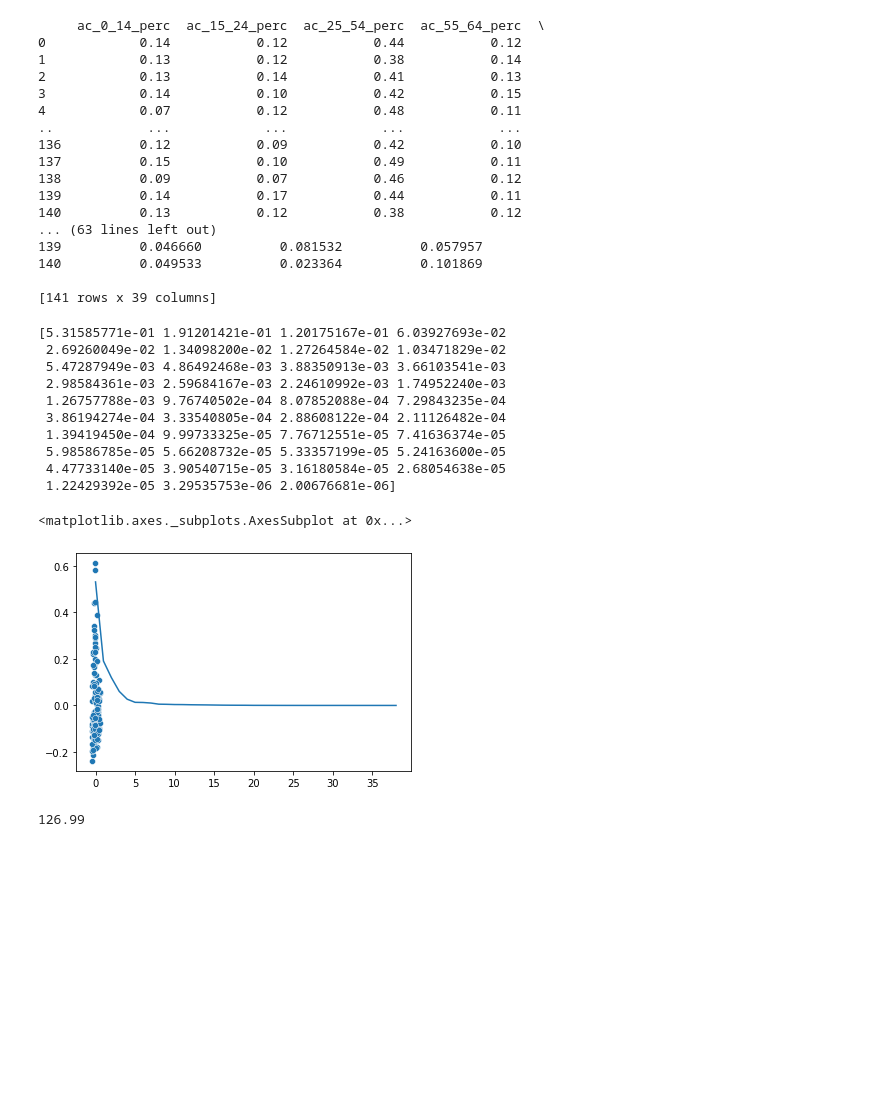
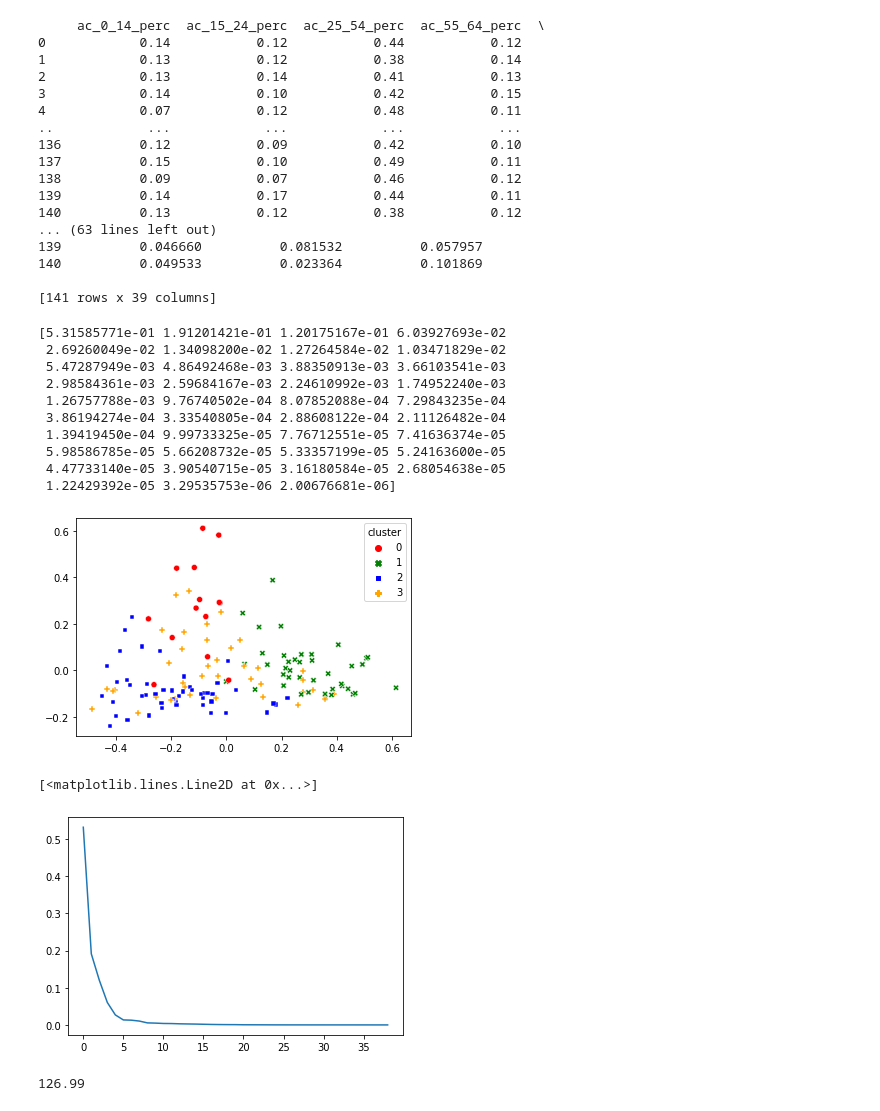
Before and after one commit to Simha-Kalimipalli/toronto-hoods-housing, a Jupyter notebook: Untitled0.ipynb, the cells around one changed output. Drawn from its saved outputs; the diff is of its cells as text; code cells hidden in the pictures; blank space fills up the shorter version.

```diff
--- a/Untitled0.ipynb
+++ b/Untitled0.ipynb
@@ -257,6 +257,9 @@ print(X_trn)
 
 # Separates the class variable into y_trn
 #y_trn = trn.y
+frames = pd.read_csv("drive/My Drive/development/MachineLearning/Neighborhoods/data_out/frames.csv")
+
+y_trn = frames['cluster']
 
 # Imports the testing data
 #tst = pd.read_csv('data/optdigits_tst.csv')
@@ -287,34 +290,38 @@ print(X_trn)
 # %%
 # Sets up the PCA object
 pca = PCA()
 
 # Transforms the training data ('tf' = 'transformed')
 trn_tf = pca.fit_transform(X_trn)
 
 # Plot the variance explained by each
 print(pca.explained_variance_ratio_)
-plt.plot(pca.explained_variance_ratio_)
 
 # Plots the projected data set on the first two principal components and colors by class
 sns.scatterplot(
     x=trn_tf[:, 0],
     y=trn_tf[:, 1],
-    #style=y_trn,
-    #hue=y_trn,
-    palette=['red', 'green', 'blue'])
+    style=y_trn,
+    hue=y_trn,
+    palette=['red', 'green', 'blue','orange'])
+
+plt.show()
+plt.cla()
+plt.plot(pca.explained_variance_ratio_)
 # %% [output]
 [5.31585771e-01 1.91201421e-01 1.20175167e-01 6.03927693e-02
  2.69260049e-02 1.34098200e-02 1.27264584e-02 1.03471829e-02
  5.47287949e-03 4.86492468e-03 3.88350913e-03 3.66103541e-03
  2.98584361e-03 2.59684167e-03 2.24610992e-03 1.74952240e-03
  1.26757788e-03 9.76740502e-04 8.07852088e-04 7.29843235e-04
  3.86194274e-04 3.33540805e-04 2.88608122e-04 2.11126482e-04
  1.39419450e-04 9.99733325e-05 7.76712551e-05 7.41636374e-05
  5.98586785e-05 5.66208732e-05 5.33357199e-05 5.24163600e-05
  4.47733140e-05 3.90540715e-05 3.16180584e-05 2.68054638e-05
  1.22429392e-05 3.29535753e-06 2.00676681e-06]
+[figure, new version]
-<matplotlib.axes._subplots.AxesSubplot at 0x...>
+[<matplotlib.lines.Line2D at 0x...>]
-[figure, old version]
+[figure, added]
 # %%
 # Gets the average log likelihood score of training data (with two decimal places)
 print("%.2f" % pca.score(X_trn))
```
Also changed, not shown: parts of 16 cells of this notebook.
